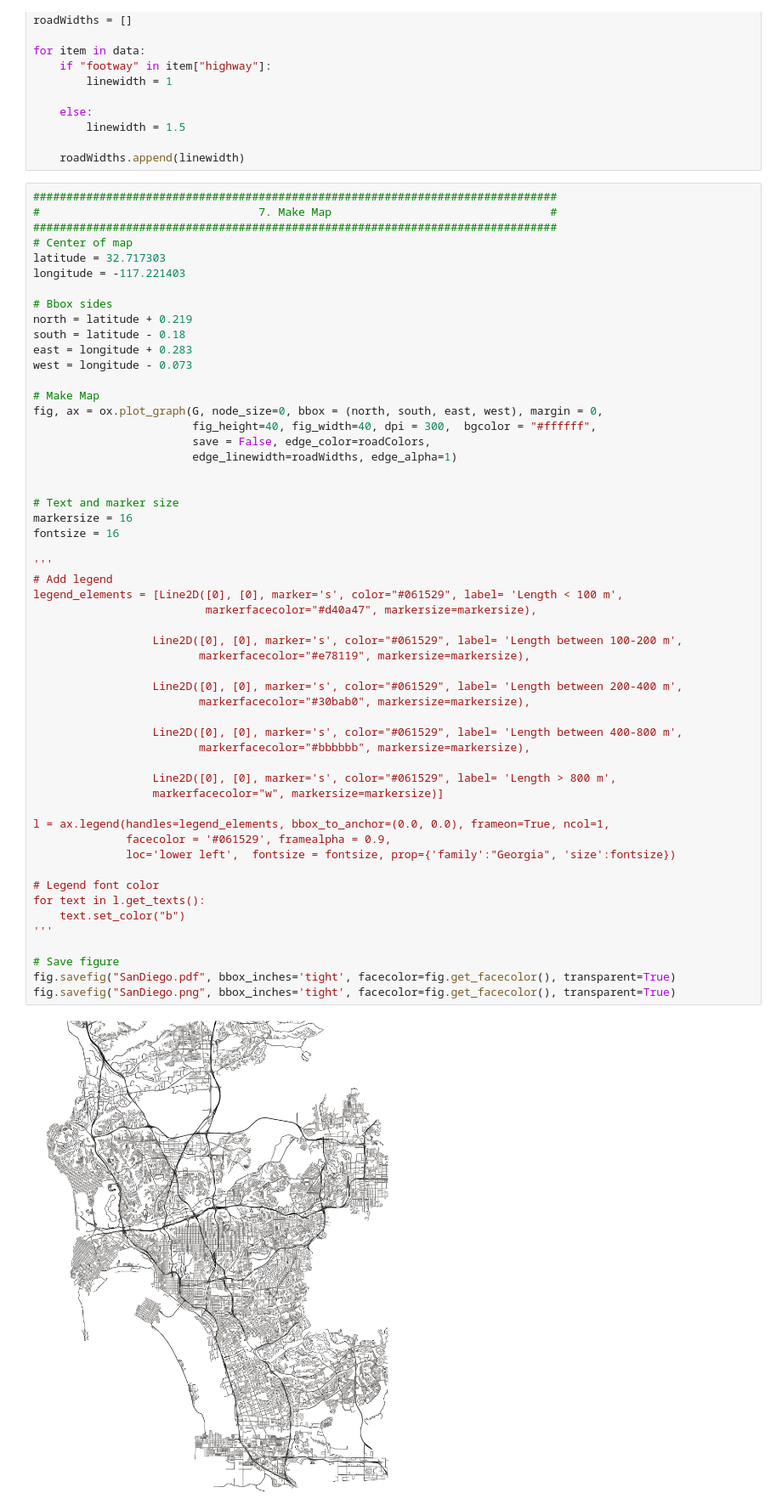
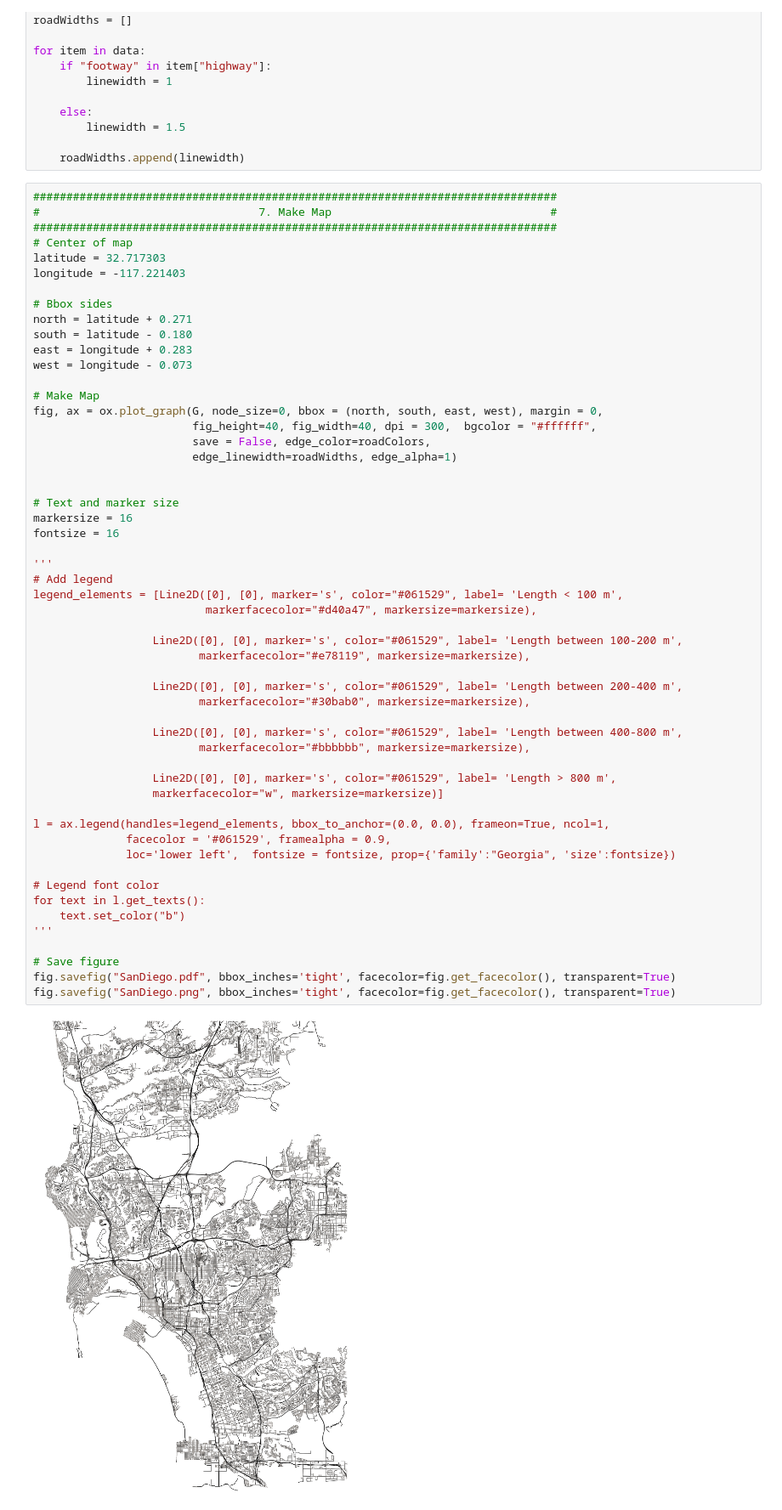
Before and after one commit to niemasd/MapArt, a Jupyter notebook: Map.ipynb, the cells around one changed output. Shown at 85% size. Cells and saved outputs as stored; diff of their text form.

```diff
--- a/Map.ipynb
+++ b/Map.ipynb
@@ -119,8 +119,8 @@ latitude = 32.717303
 longitude = -117.221403
 
 # Bbox sides
-north = latitude + 0.219
-south = latitude - 0.18
+north = latitude + 0.271
+south = latitude - 0.180
 east = longitude + 0.283
 west = longitude - 0.073
 
@@ -138,31 +138,31 @@ fontsize = 16
 '''
 # Add legend
 legend_elements = [Line2D([0], [0], marker='s', color="#061529", label= 'Length < 100 m',
                           markerfacecolor="#d40a47", markersize=markersize),
 
                   Line2D([0], [0], marker='s', color="#061529", label= 'Length between 100-200 m',
                          markerfacecolor="#e78119", markersize=markersize),
 
                   Line2D([0], [0], marker='s', color="#061529", label= 'Length between 200-400 m',
                          markerfacecolor="#30bab0", markersize=markersize),
 
                   Line2D([0], [0], marker='s', color="#061529", label= 'Length between 400-800 m',
                          markerfacecolor="#bbbbbb", markersize=markersize),
 
                   Line2D([0], [0], marker='s', color="#061529", label= 'Length > 800 m',
                   markerfacecolor="w", markersize=markersize)]
 
 l = ax.legend(handles=legend_elements, bbox_to_anchor=(0.0, 0.0), frameon=True, ncol=1,
               facecolor = '#061529', framealpha = 0.9,
               loc='lower left',  fontsize = fontsize, prop={'family':"Georgia", 'size':fontsize})
 
 # Legend font color
 for text in l.get_texts():
     text.set_color("b")
 '''
 
 # Save figure
 fig.savefig("SanDiego.pdf", bbox_inches='tight', facecolor=fig.get_facecolor(), transparent=True)
 fig.savefig("SanDiego.png", bbox_inches='tight', facecolor=fig.get_facecolor(), transparent=True)
 # %% [output]
-[figure, old version]
+[figure, new version]
```
Also changed, not shown: 3 other files.
